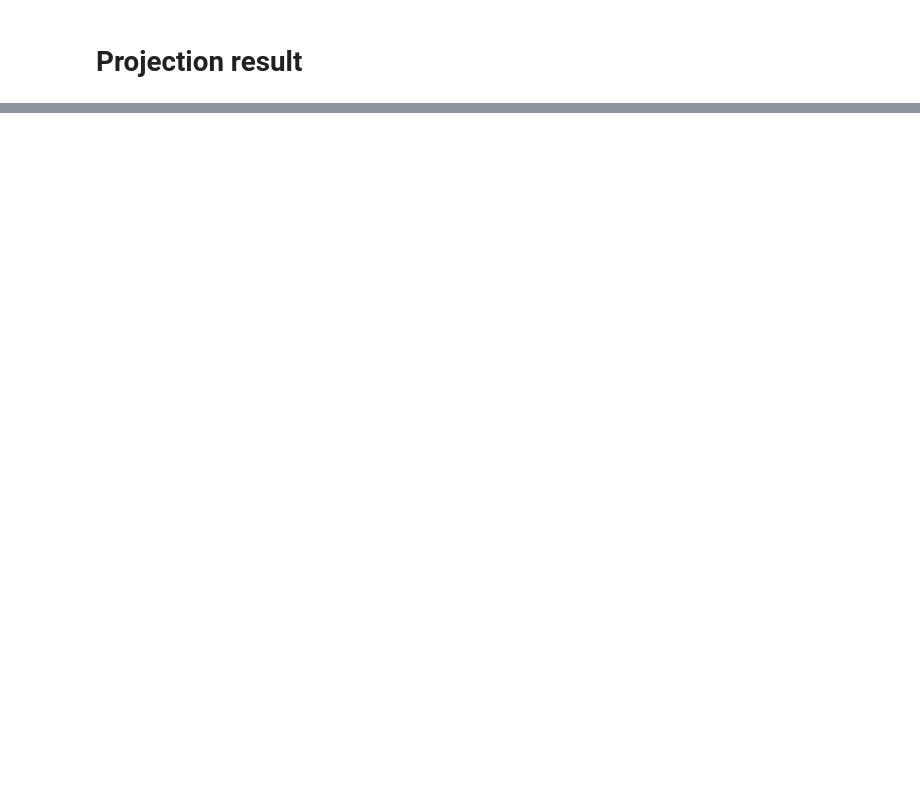
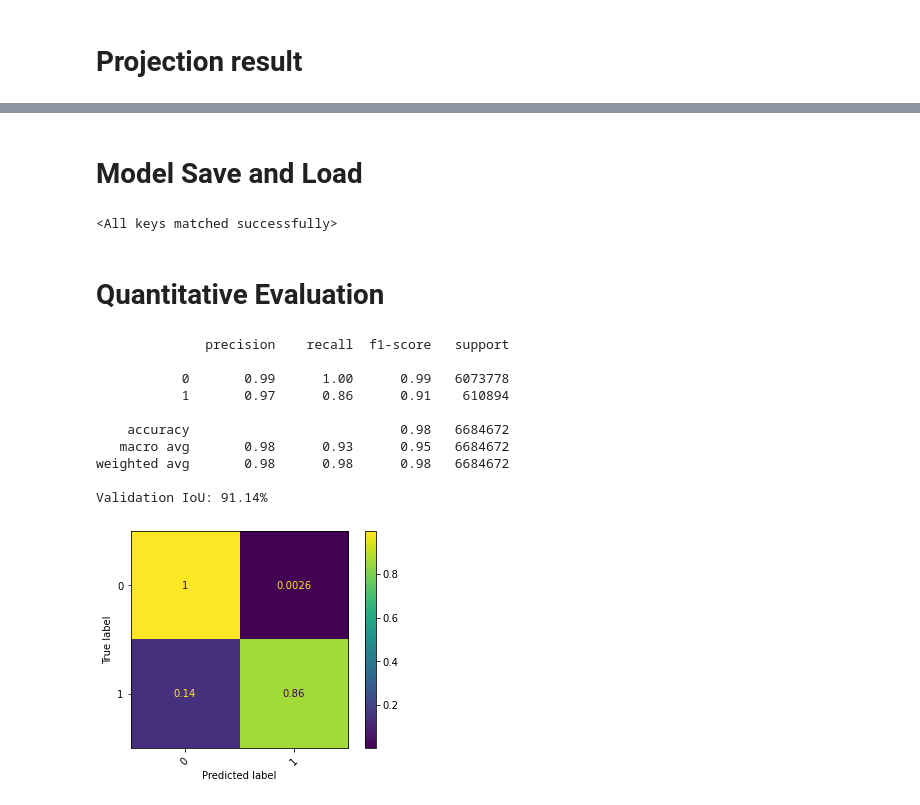
Before and after one commit to Pooriya-Kh/Lidar-WNet, a Jupyter notebook: WeatherNet.ipynb, the cells around one changed output, grey strips where cells are left out. Cells and saved outputs as stored; diff of their text form; code cells hidden in the pictures; blank space fills up the shorter version.

```diff
--- a/WeatherNet.ipynb
+++ b/WeatherNet.ipynb
@@ -71,3 +107,0 @@ train_dataloader = wads_loader.train_dataloader()
-# %%
-# add label in return
-proj_xyz, proj_range, proj_remission = next(iter(train_dataloader))
@@ -87,0 +108,14 @@ torch.Size([16, 3, 64, 1024])
+# %%
+device = torch.device('cuda' if torch.cuda.is_available() else 'cpu')
+model =  WeatherNet(num_classes=1)
+
+# Multi-GPU Training
+model= nn.DataParallel(model)
+
+model.to(device);
+# %%
+optimizer = Adam(model.parameters(), lr=0.3)
+criterion = nn.BCELoss()
+writer = SummaryWriter()
+scheduler = ExponentialLR(optimizer, gamma=0.999)
+sigmoid = nn.Sigmoid()
@@ -87,0 +206,2 @@ torch.Size([16, 3, 64, 1024])
+# %% [markdown]
+# Model Save and Load
@@ -87,0 +211,6 @@ torch.Size([16, 3, 64, 1024])
+# %%
+model.load_state_dict(torch.load("Best Model/best_model_iou.pt"))
+# %% [output]
+<All keys matched successfully>
+# %% [markdown]
+# Quantitative Evaluation
@@ -87,0 +272,15 @@ torch.Size([16, 3, 64, 1024])
+# %%
+valid_iou, loss, labels, preds = evaluate(model, valid_dataloader)
+print(f"Validation IoU: {valid_iou*100:.2f}%")
+# %% [output]
+              precision    recall  f1-score   support
+
+           0       0.99      1.00      0.99   6073778
+           1       0.97      0.86      0.91    610894
+
+    accuracy                           0.98   6684672
+   macro avg       0.98      0.93      0.95   6684672
+weighted avg       0.98      0.98      0.98   6684672
+
+Validation IoU: 91.14%
+[figure, added]
```
Also changed, not shown: parts of 19 cells of this notebook, 10 other files.
